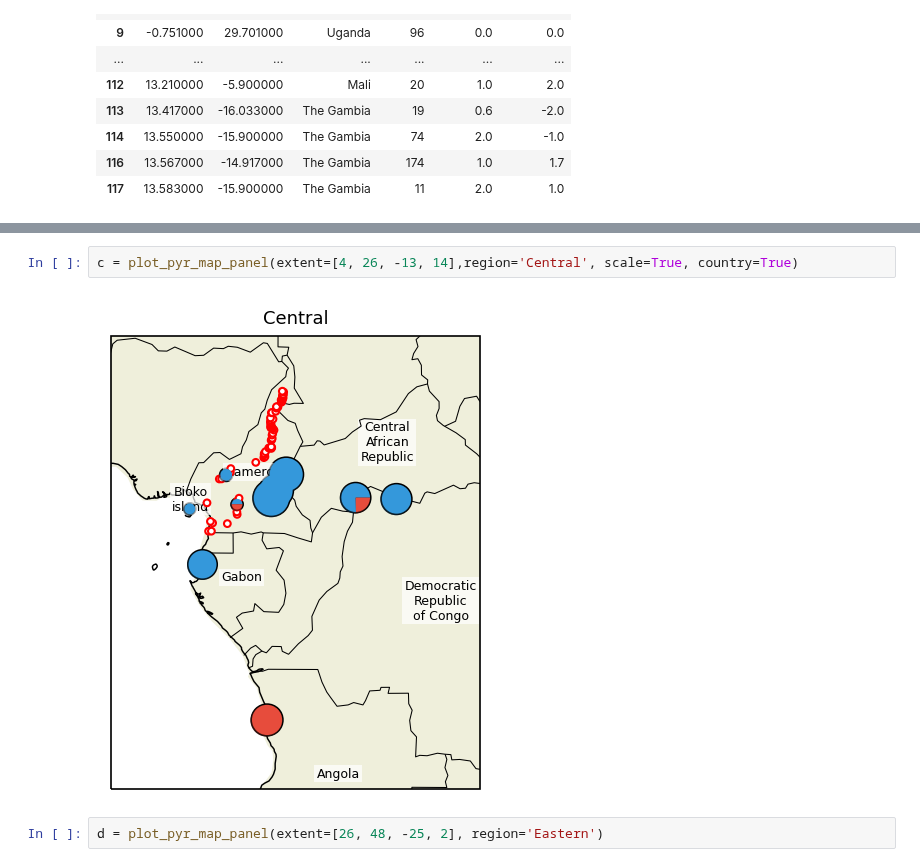
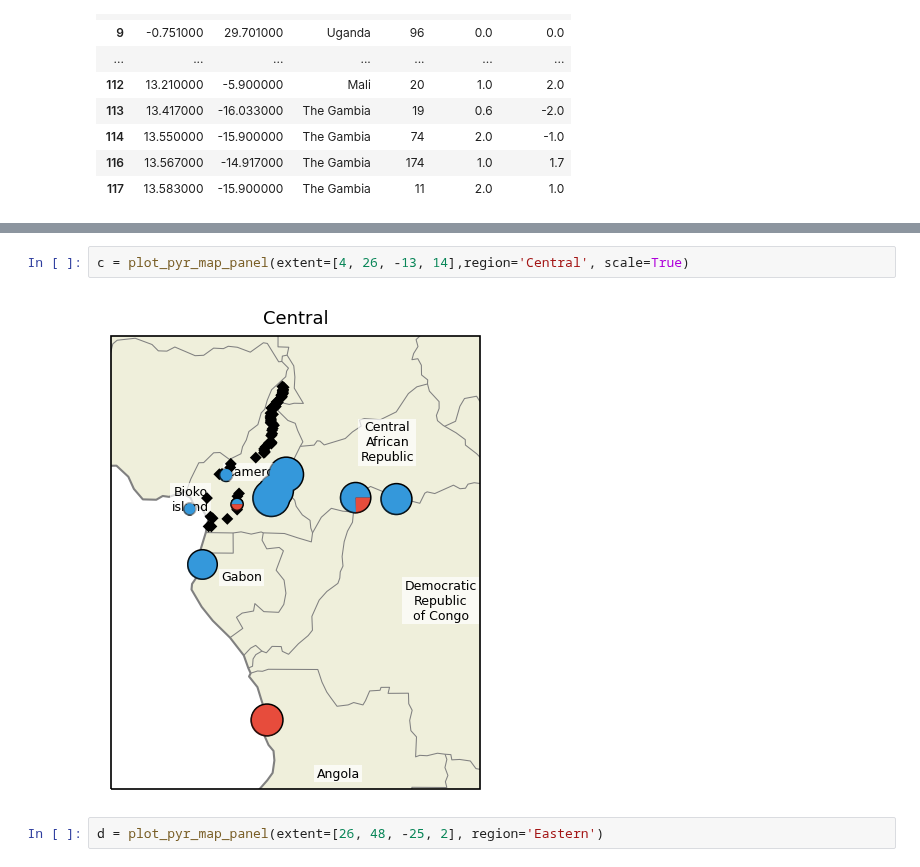
Before and after one commit to malariagen/ag1000g-phase3-data-paper, a Jupyter notebook: notebooks/ag1000g_phase3_collection_map_second_draft.ipynb, the cells around one changed output, grey strips where cells are left out. Cells and saved outputs as stored; diff of their text form.

```diff
--- a/notebooks/ag1000g_phase3_collection_map_second_draft.ipynb
+++ b/notebooks/ag1000g_phase3_collection_map_second_draft.ipynb
@@ -586,7 +586,7 @@ b = plot_pyr_map_panel(extent=[-19, 3, -9, 18], region='Western', country=True,
 # %%
-c = plot_pyr_map_panel(extent=[4, 26, -13, 14],region='Central', scale=True, country=True)
+c = plot_pyr_map_panel(extent=[4, 26, -13, 14],region='Central', scale=True)
 # %% [output]
-[figure, old version]
+[figure, new version]
 # %%
 d = plot_pyr_map_panel(extent=[26, 48, -25, 2], region='Eastern')
 # %% [output]
```
Also changed, not shown: parts of 4 cells of this notebook, 3 other files.
